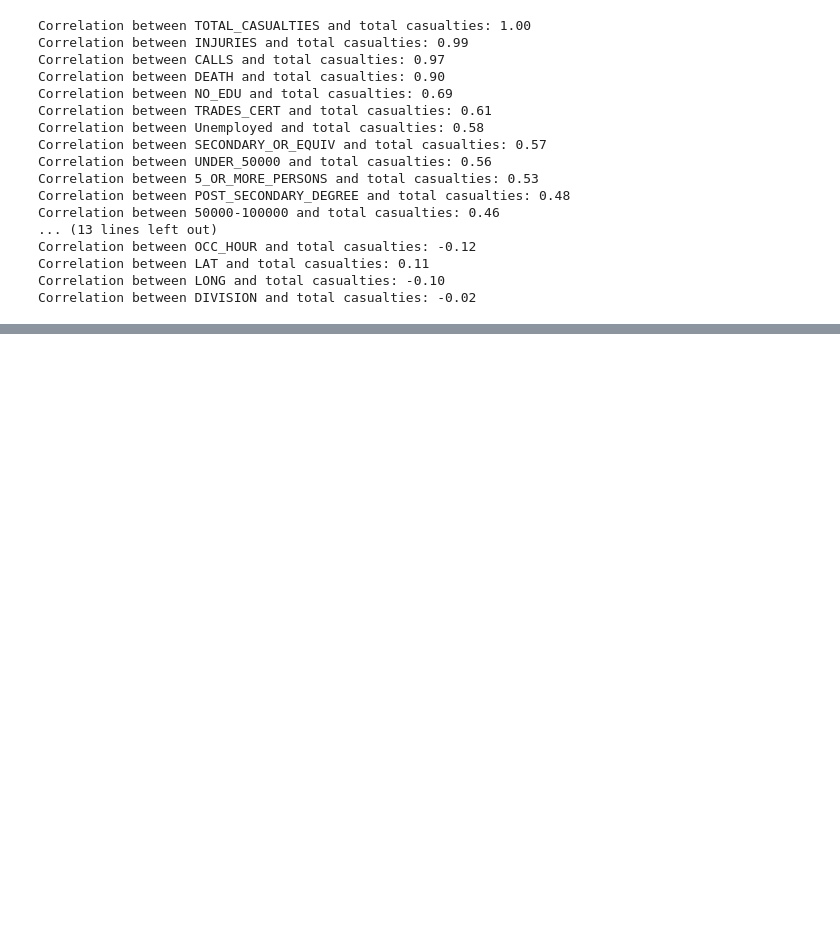
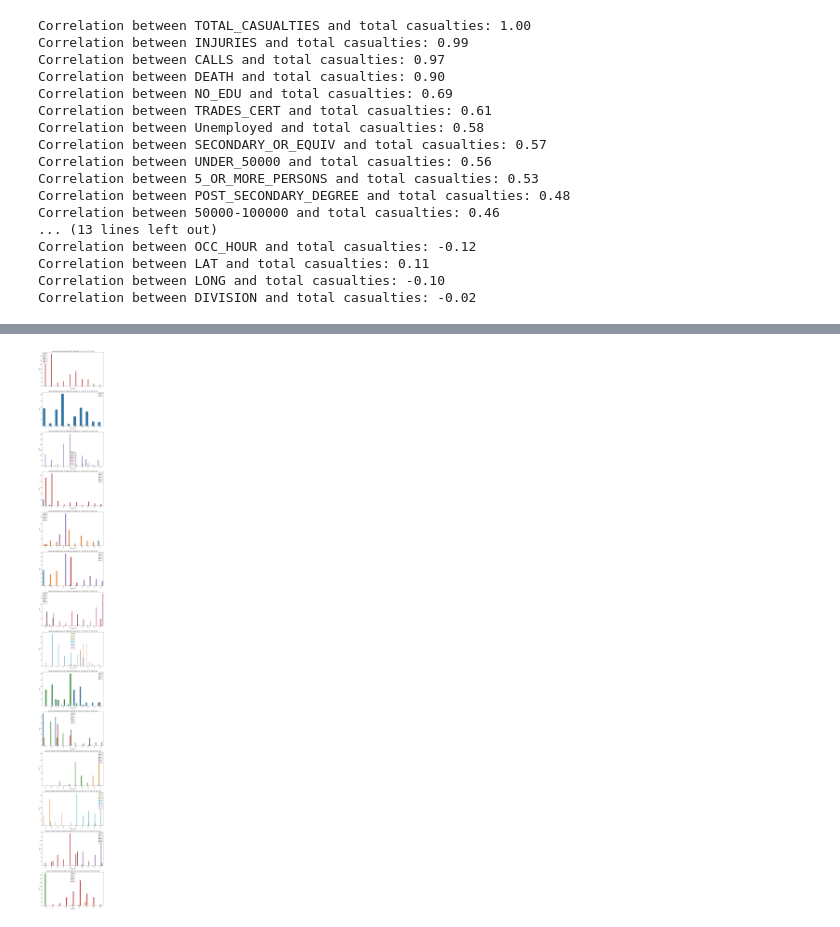
Before and after one commit to mredshaw/AI-Fundamentals-Project, a Jupyter notebook: Shooting+Neighbourhood_Merge.ipynb, the cells around one changed output, grey strips where cells are left out. Cells and saved outputs as stored; diff of their text form; code cells hidden in the pictures; blank space fills up the shorter version.

```diff
--- a/Shooting+Neighbourhood_Merge.ipynb
+++ b/Shooting+Neighbourhood_Merge.ipynb
@@ -1089,0 +1137,38 @@ strong multicollinearity problems or that the design matrix is singular.
+# %%
+import seaborn as sns
+import matplotlib.pyplot as plt
+
+# Get unique HOOD_140 values
+unique_hoods = df_hood_division['HOOD_140'].unique()
+
+# Determine the number of hoods to show in each plot
+hoods_per_plot = 10
+
+# Calculate the number of subplots needed
+num_plots = len(unique_hoods) // hoods_per_plot
+if len(unique_hoods) % hoods_per_plot != 0:
+    num_plots += 1
+
+# Create subplots
+fig, axes = plt.subplots(num_plots, 1, figsize=(10, 6 * num_plots))
+
+# Iterate over hoods and create subplots
+for i, start_index in enumerate(range(0, len(unique_hoods), hoods_per_plot)):
+    end_index = start_index + hoods_per_plot
+    hoods_subset = unique_hoods[start_index:end_index]
+
+    # Plot the counts of variable division
+    ax = axes[i] if num_plots > 1 else axes
+    sns.barplot(data=df_hood_division[df_hood_division['HOOD_140'].isin(hoods_subset)],
+                x='HOOD_140', y='Count', hue='DIVISION', ax=ax)
+    ax.set_xlabel('HOOD_140')
+    ax.set_ylabel('Count')
+    hoods_subset_str = ', '.join(map(str, hoods_subset))  # Convert hoods_subset to string
+    ax.set_title('Counts of Variable Division for HOOD_140 (Hoods {})'.format(hoods_subset_str))
+    ax.set_xticklabels(ax.get_xticklabels(), rotation=90)
+    ax.legend(title='DIVISION')
+
+plt.tight_layout()  # Adjust spacing
+plt.show()
+# %% [output]
+[figure, added]
```
Also changed, not shown: parts of 9 cells of this notebook.
